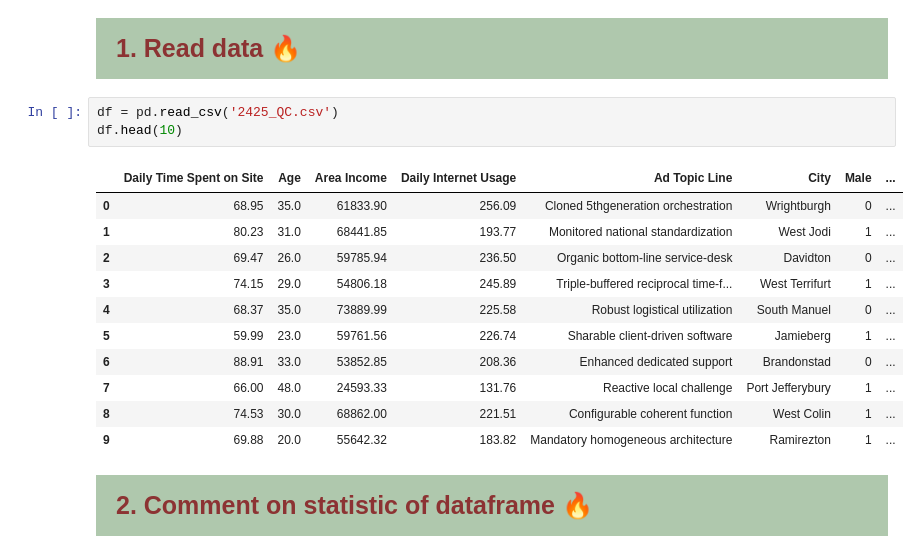
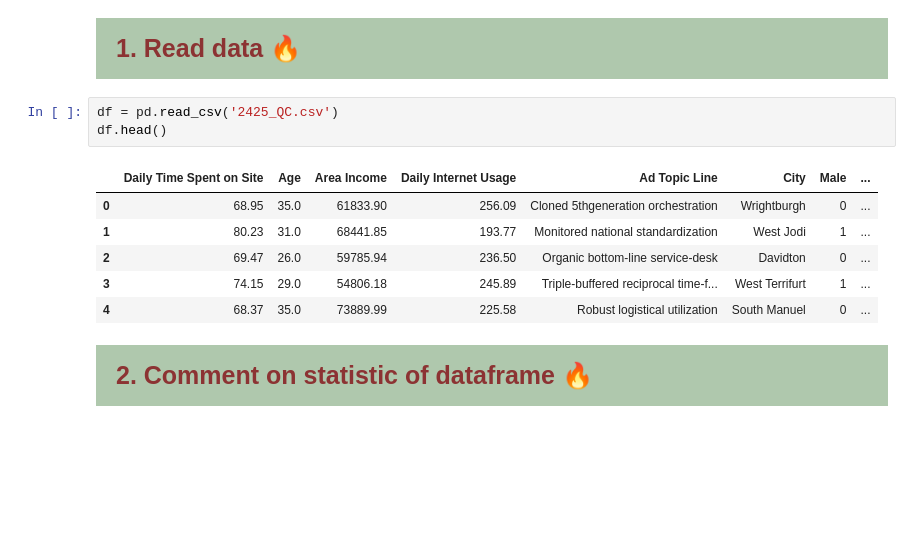
Before and after one commit to Alexieve/Applied-Data-Analytics, a Jupyter notebook: 1_Pre-Processing.ipynb, the cells around one changed output. Drawn from its saved outputs; the diff is of its cells as text; blank space fills up the shorter version.

```diff
--- a/1_Pre-Processing.ipynb
+++ b/1_Pre-Processing.ipynb
@@ -20,19 +20,14 @@ from datetime import datetime
 </div>
 # %%
 df = pd.read_csv('2425_QC.csv')
-df.head(10)
+df.head()
 # %% [output]
 |  | Daily Time Spent on Site | Age | Area Income | Daily Internet Usage | Ad Topic Line | City | Male | ... |
 | 0 | 68.95 | 35.0 | 61833.90 | 256.09 | Cloned 5thgeneration orchestration | Wrightburgh | 0 | ... |
 | 1 | 80.23 | 31.0 | 68441.85 | 193.77 | Monitored national standardization | West Jodi | 1 | ... |
 | 2 | 69.47 | 26.0 | 59785.94 | 236.50 | Organic bottom-line service-desk | Davidton | 0 | ... |
 | 3 | 74.15 | 29.0 | 54806.18 | 245.89 | Triple-buffered reciprocal time-f... | West Terrifurt | 1 | ... |
 | 4 | 68.37 | 35.0 | 73889.99 | 225.58 | Robust logistical utilization | South Manuel | 0 | ... |
-| 5 | 59.99 | 23.0 | 59761.56 | 226.74 | Sharable client-driven software | Jamieberg | 1 | ... |
-| 6 | 88.91 | 33.0 | 53852.85 | 208.36 | Enhanced dedicated support | Brandonstad | 0 | ... |
-| 7 | 66.00 | 48.0 | 24593.33 | 131.76 | Reactive local challenge | Port Jefferybury | 1 | ... |
-| 8 | 74.53 | 30.0 | 68862.00 | 221.51 | Configurable coherent function | West Colin | 1 | ... |
-| 9 | 69.88 | 20.0 | 55642.32 | 183.82 | Mandatory homogeneous architecture | Ramirezton | 1 | ... |
 # %% [markdown]
 <div style="text-align: left; font-family: 'Trebuchet MS', Arial, sans-serif; color: #8C3333; padding: 20px; font-size: 25px; font-weight: bold; border-radius: 0 0 0 0; background-color: #AFC8AD">
   2. Comment on statistic of dataframe 🔥
```
Also changed, not shown: parts of 8 cells of this notebook.
